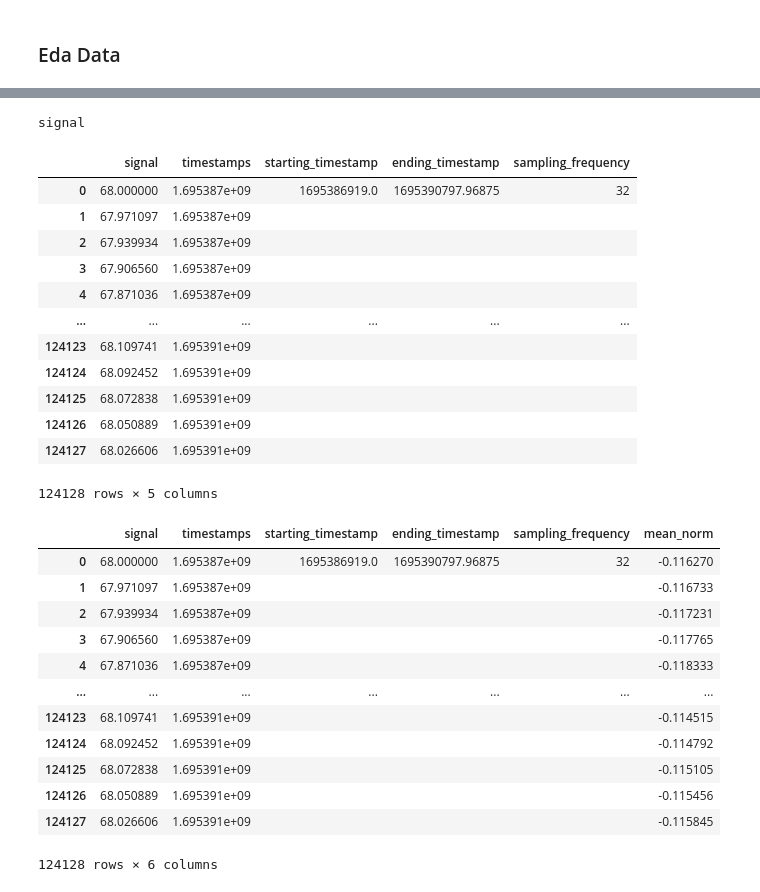
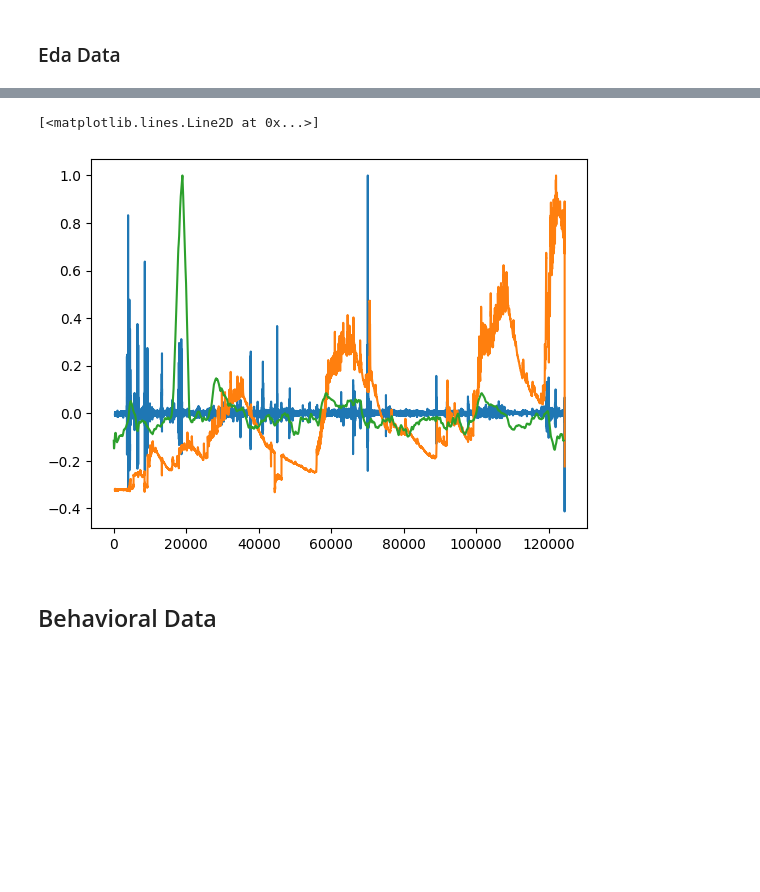
Before and after one commit to saifhanjra/tester_sony_digirelax, a Jupyter notebook: scripts/manipulating_datetime.ipynb, the cells around one changed output, grey strips where cells are left out. Drawn from its saved outputs; the diff is of its cells as text; code cells hidden in the pictures; blank space fills up the shorter version.

Commit message:
standardize, resampled, normalized, sync and sliced

```diff
--- a/scripts/manipulating_datetime.ipynb
+++ b/scripts/manipulating_datetime.ipynb
@@ -233,6 +162,6 @@ datetime.datetime(2023, 9, 22, 14, 48, 29)
 # %%
-standardize_acc_df
+start_time, stop_time = get_start_stop_timestamps(list_dfs)
 # %%
-dt_obj_acc=datetime.datetime.fromtimestamp(standardize_acc_df["starting_timestamp"][0])
+acc_df_sliced_synced= sync_slice_df(acc_df_stand_norm, start_time, stop_time)
 # %%
-dt_obj_acc
+eda_df_sliced_synced = sync_slice_df(eda_df_stand_resamp_norm, start_time, stop_time)
@@ -241 +168,3 @@ datetime.datetime(2023, 9, 22, 14, 48, 29)
+# %%
+hr_df_sliced_synced= sync_slice_df(hr_df_stand_resamp_norm, start_time, stop_time)
 # %%
@@ -271,21 +214,16 @@ True
 # %%
-resampled_standardized_hr_df = resample_sensor_data(hr_df_standardize,  ["signal"], 32)
+fsz = 26
+fsz_fig= 32
+fig, ax = plt.subplots()
+
+##---------------------------------------------
+
+ax.plot(acc_df_sliced_synced["mean_norm"])
+ax.plot(eda_df_sliced_synced["mean_norm"])
+ax.plot(hr_df_sliced_synced["mean_norm"])
 # %% [output]
-signal
+[<matplotlib.lines.Line2D at 0x...>]
+[figure, added]
-# %%
-resampled_standardized_hr_df
-# %% [output]
-|  | signal | timestamps | starting_timestamp | ending_timestamp | sampling_frequency |
-| 0 | 68.000000 | 1.695387e+09 | 1695386919.0 | 1695390797.96875 | 32 |
-| 1 | 67.971097 | 1.695387e+09 |  |  |  |
-| 2 | 67.939934 | 1.695387e+09 |  |  |  |
-| 3 | 67.906560 | 1.695387e+09 |  |  |  |
-| 4 | 67.871036 | 1.695387e+09 |  |  |  |
-| ... | ... | ... | ... | ... | ... |
-| 124123 | 68.109741 | 1.695391e+09 |  |  |  |
-| 124124 | 68.092452 | 1.695391e+09 |  |  |  |
-| 124125 | 68.072838 | 1.695391e+09 |  |  |  |
-| 124126 | 68.050889 | 1.695391e+09 |  |  |  |
-| 124127 | 68.026606 | 1.695391e+09 |  |  |  |
-124128 rows × 5 columns
+# %% [markdown]
+## Behavioral Data
 # %%
@@ -293,17 +231,3 @@ hr_df_standardize_norm = normalize_signal (resampled_standardized_hr_df, "signal
 # %%
-hr_df_standardize_norm
+tags_df = pd.read_csv(tags_path)
-# %% [output]
-|  | signal | timestamps | starting_timestamp | ending_timestamp | sampling_frequency | mean_norm |
-| 0 | 68.000000 | 1.695387e+09 | 1695386919.0 | 1695390797.96875 | 32 | -0.116270 |
-| 1 | 67.971097 | 1.695387e+09 |  |  |  | -0.116733 |
-| 2 | 67.939934 | 1.695387e+09 |  |  |  | -0.117231 |
-| 3 | 67.906560 | 1.695387e+09 |  |  |  | -0.117765 |
-| 4 | 67.871036 | 1.695387e+09 |  |  |  | -0.118333 |
-| ... | ... | ... | ... | ... | ... | ... |
-| 124123 | 68.109741 | 1.695391e+09 |  |  |  | -0.114515 |
-| 124124 | 68.092452 | 1.695391e+09 |  |  |  | -0.114792 |
-| 124125 | 68.072838 | 1.695391e+09 |  |  |  | -0.115105 |
-| 124126 | 68.050889 | 1.695391e+09 |  |  |  | -0.115456 |
-| 124127 | 68.026606 | 1.695391e+09 |  |  |  | -0.115845 |
-124128 rows × 6 columns
 # %%
```
Also changed, not shown: parts of 37 cells of this notebook, 1 other file.
